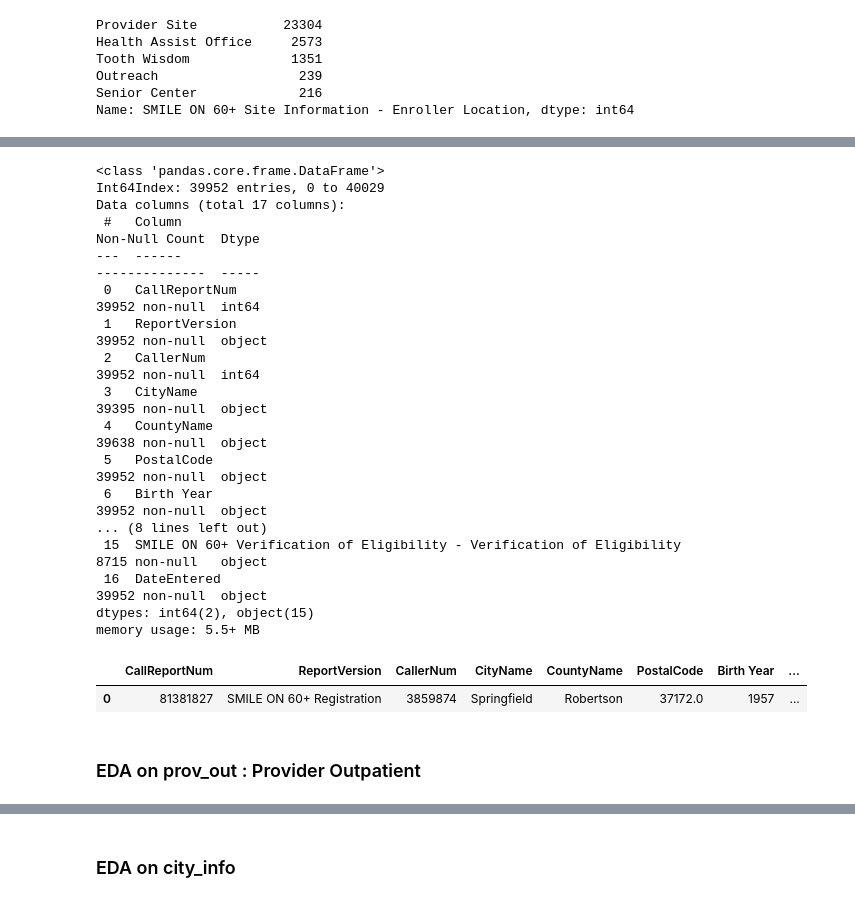
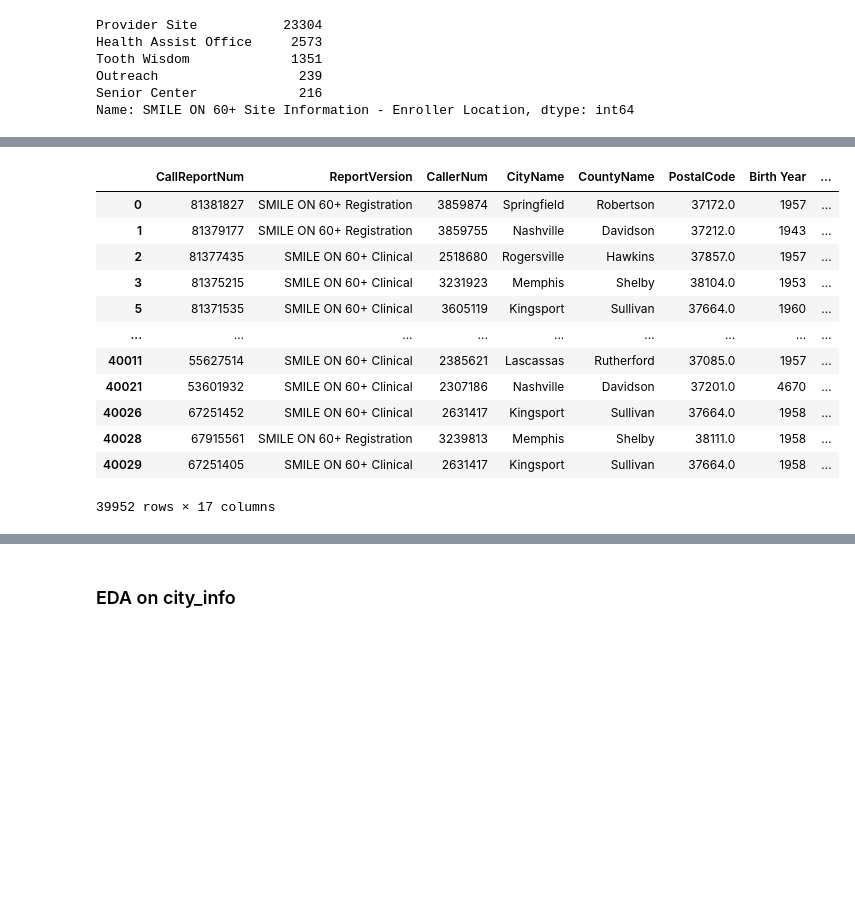
Before and after one commit to bsfcs/smile-on-aquaman, a Jupyter notebook: notebooks/eda-of-smile-on-data.ipynb, the cells around one changed output, grey strips where cells are left out. Drawn from its saved outputs; the diff is of its cells as text; code cells hidden in the pictures; blank space fills up the shorter version.

```diff
--- a/notebooks/eda-of-smile-on-data.ipynb
+++ b/notebooks/eda-of-smile-on-data.ipynb
@@ -58,2 +76,13 @@ so_1.head(2)
 # %%
-so_1 = so_1[['CallReportNum', 'ReportVersion', 'CallerNum', 'CityName','CountyName', 'PostalCode','Birth Year', 'SMILE ON 60+ Screening - Last Screening Date', 'SMILE ON 60+ Oral Care Encounter - What care was provided to the enrollee? (Select all that apply)', 'SMILE ON 60+ Site Information - Enroller ID', 'SMILE ON 60+ Site Information - Enroller Location', 'SMILE ON 60+ Treatment Plan - Is the treatment plan completed?', 'SMILE ON 60+ Treatment Plan - Was a treatment plan developed?', 'SMILE ON 60+ Treatment Plan - Was the enrollee able to be restored to function (can chew) and "social six" esthetics (top front six teeth are present and disease free)', 'SMILE ON 60+ Verification of Eligibility - Transportation Arranged', 'SMILE ON 60+ Verification of Eligibility - Verification of Eligibility', 'DateEntered']]
+so_1=so_1[['CallReportNum', 'ReportVersion', 'CallerNum', 'CityName', 'CountyName',
+       'PostalCode', 'Birth Year',
+       'SMILE ON 60+ Screening - Last Screening Date',
+       'SMILE ON 60+ Oral Care Encounter - What care was provided to the enrollee? (Select all that apply)',
+       'SMILE ON 60+ Site Information - Enroller ID',
+       'SMILE ON 60+ Site Information - Enroller Location',
+       'SMILE ON 60+ Treatment Plan - Is the treatment plan completed?',
+       'SMILE ON 60+ Treatment Plan - Was a treatment plan developed?',
+       'SMILE ON 60+ Treatment Plan - Was the enrollee able to be restored to function (can chew) and "social six" esthetics (top front six teeth are present and disease free)',
+       'SMILE ON 60+ Verification of Eligibility - Transportation Arranged',
+       'SMILE ON 60+ Verification of Eligibility - Verification of Eligibility',
+       'DateEntered']]
@@ -75,27 +91,29 @@ Name: PostalCode, Length: 39952, dtype: bool
+# %%
+so_1.columns=[['CallReportNum', 'ReportVersion', 'CallerNum', 'CityName', 'CountyName',
+       'PostalCode', 'Birth Year',
+       'Screening - Last Screening Date',
+       'Oral Care Encounter - What care was provided to the enrollee?',
+       'Site Information - Enroller ID',
+       'Site Information - Enroller Location',
+       'Treatment Plan - Is the treatment plan completed?',
+       'Treatment Plan - Was a treatment plan developed?',
+       'Treatment Plan - Was the enrollee able to be restored to function',
+       'Verification of Eligibility Transportation Arranged',
+       'Verification of Eligibility',
+       'DateEntered']]
 # %%
-so_1.info()
+so_1
 # %% [output]
+|  | CallReportNum | ReportVersion | CallerNum | CityName | CountyName | PostalCode | Birth Year | ... |
+| 0 | 81381827 | SMILE ON 60+ Registration | 3859874 | Springfield | Robertson | 37172.0 | 1957 | ... |
+| 1 | 81379177 | SMILE ON 60+ Registration | 3859755 | Nashville | Davidson | 37212.0 | 1943 | ... |
+| 2 | 81377435 | SMILE ON 60+ Clinical | 2518680 | Rogersville | Hawkins | 37857.0 | 1957 | ... |
+| 3 | 81375215 | SMILE ON 60+ Clinical | 3231923 | Memphis | Shelby | 38104.0 | 1953 | ... |
+| 5 | 81371535 | SMILE ON 60+ Clinical | 3605119 | Kingsport | Sullivan | 37664.0 | 1960 | ... |
+| ... | ... | ... | ... | ... | ... | ... | ... | ... |
+| 40011 | 55627514 | SMILE ON 60+ Clinical | 2385621 | Lascassas | Rutherford | 37085.0 | 1957 | ... |
+| 40021 | 53601932 | SMILE ON 60+ Clinical | 2307186 | Nashville | Davidson | 37201.0 | 4670 | ... |
+| 40026 | 67251452 | SMILE ON 60+ Clinical | 2631417 | Kingsport | Sullivan | 37664.0 | 1958 | ... |
+| 40028 | 67915561 | SMILE ON 60+ Registration | 3239813 | Memphis | Shelby | 38111.0 | 1958 | ... |
+| 40029 | 67251405 | SMILE ON 60+ Clinical | 2631417 | Kingsport | Sullivan | 37664.0 | 1958 | ... |
-<class 'pandas.core.frame.DataFrame'>
-Int64Index: 39952 entries, 0 to 40029
-Data columns (total 17 columns):
- #   Column                                                                                                                                                                   Non-Null Count  Dtype
----  ------                                                                                                                                                                   --------------  -----
- 0   CallReportNum                                                                                                                                                            39952 non-null  int64
- 1   ReportVersion                                                                                                                                                            39952 non-null  object
- 2   CallerNum                                                                                                                                                                39952 non-null  int64
- 3   CityName                                                                                                                                                                 39395 non-null  object
- 4   CountyName                                                                                                                                                               39638 non-null  object
- 5   PostalCode                                                                                                                                                               39952 non-null  object
- 6   Birth Year                                                                                                                                                               39952 non-null  object
-... (8 lines left out)
- 15  SMILE ON 60+ Verification of Eligibility - Verification of Eligibility                                                                                                   8715 non-null   object
- 16  DateEntered                                                                                                                                                              39952 non-null  object
-dtypes: int64(2), object(15)
-memory usage: 5.5+ MB
+39952 rows × 17 columns
-# %%
-so_1.head(1)
-# %% [output]
-|  | CallReportNum | ReportVersion | CallerNum | CityName | CountyName | PostalCode | Birth Year | ... |
-| 0 | 81381827 | SMILE ON 60+ Registration | 3859874 | Springfield | Robertson | 37172.0 | 1957 | ... |
-# %% [markdown]
-### EDA on prov_out : Provider Outpatient
```
Also changed, not shown: parts of 15 cells of this notebook.
